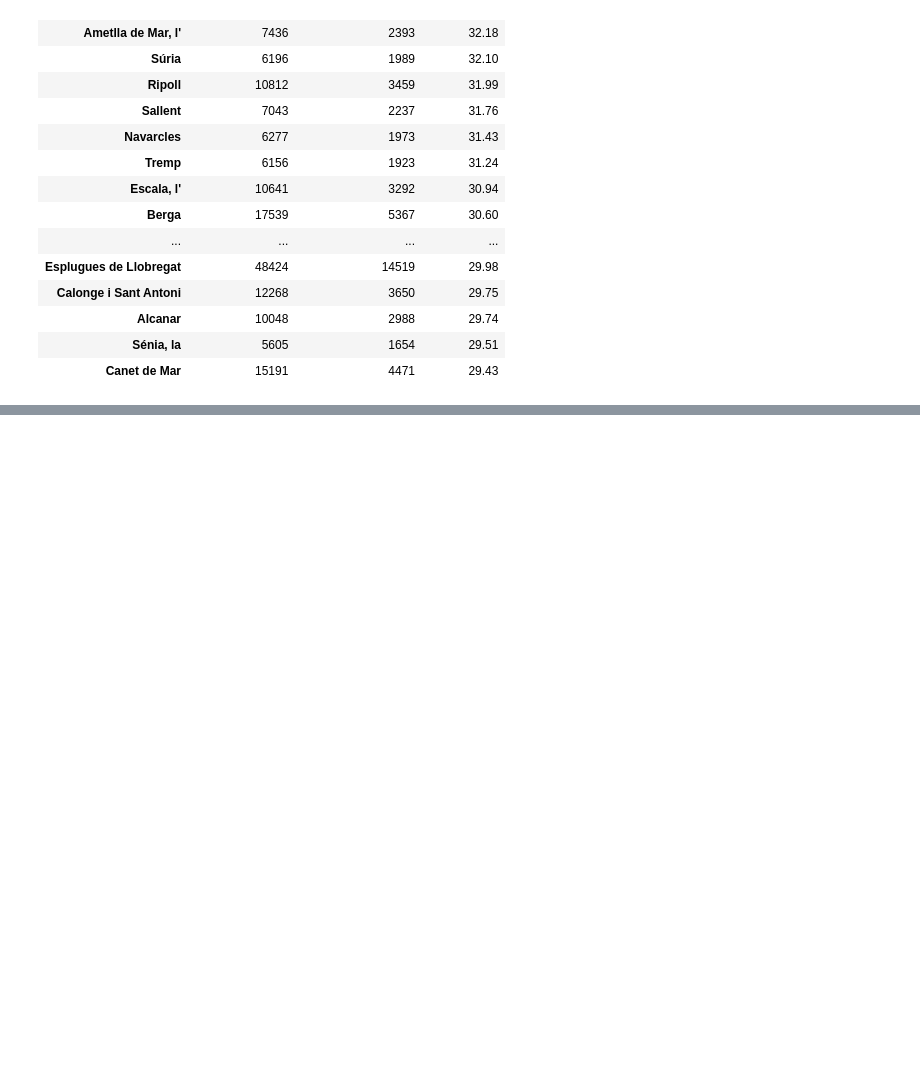
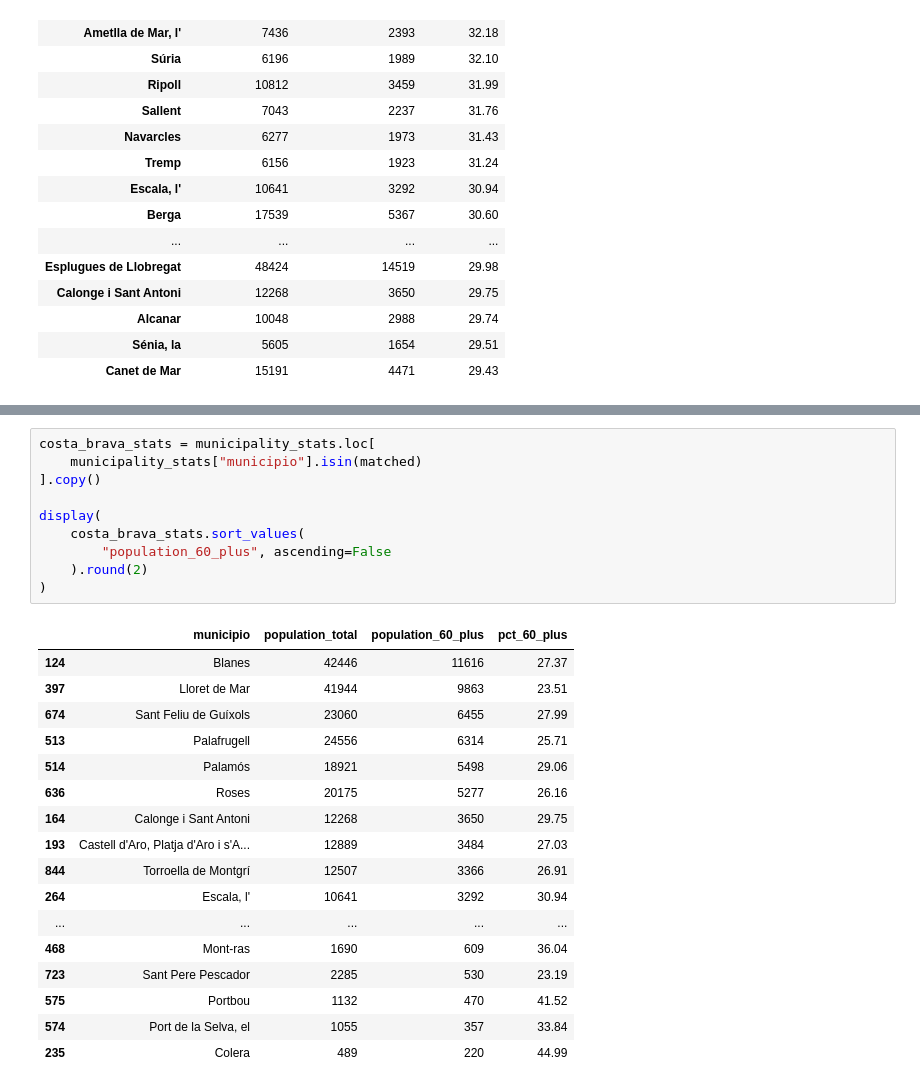
Before and after one commit to EliasLopezUpf/TFG-software, a Jupyter notebook: notebooks/01_demographic_analysis.ipynb, the cells around one changed output, grey strips where cells are left out. Cells and saved outputs as stored; diff of their text form; blank space fills up the shorter version.

```diff
--- a/notebooks/01_demographic_analysis.ipynb
+++ b/notebooks/01_demographic_analysis.ipynb
@@ -473,0 +474,28 @@ Missing names: ["Castell-Platja d'Aro", "l'Escala", 'El Port de la Selva']
+# %%
+costa_brava_stats = municipality_stats.loc[
+    municipality_stats["municipio"].isin(matched)
+].copy()
+
+display(
+    costa_brava_stats.sort_values(
+        "population_60_plus", ascending=False
+    ).round(2)
+)
+# %% [output]
+|  | municipio | population_total | population_60_plus | pct_60_plus |
+| 124 | Blanes | 42446 | 11616 | 27.37 |
+| 397 | Lloret de Mar | 41944 | 9863 | 23.51 |
+| 674 | Sant Feliu de Guíxols | 23060 | 6455 | 27.99 |
+| 513 | Palafrugell | 24556 | 6314 | 25.71 |
+| 514 | Palamós | 18921 | 5498 | 29.06 |
+| 636 | Roses | 20175 | 5277 | 26.16 |
+| 164 | Calonge i Sant Antoni | 12268 | 3650 | 29.75 |
+| 193 | Castell d'Aro, Platja d'Aro i s'A... | 12889 | 3484 | 27.03 |
+| 844 | Torroella de Montgrí | 12507 | 3366 | 26.91 |
+| 264 | Escala, l' | 10641 | 3292 | 30.94 |
+| ... | ... | ... | ... | ... |
+| 468 | Mont-ras | 1690 | 609 | 36.04 |
+| 723 | Sant Pere Pescador | 2285 | 530 | 23.19 |
+| 575 | Portbou | 1132 | 470 | 41.52 |
+| 574 | Port de la Selva, el | 1055 | 357 | 33.84 |
+| 235 | Colera | 489 | 220 | 44.99 |
```
Also changed, not shown: parts of 4 cells of this notebook, 2 other files.
